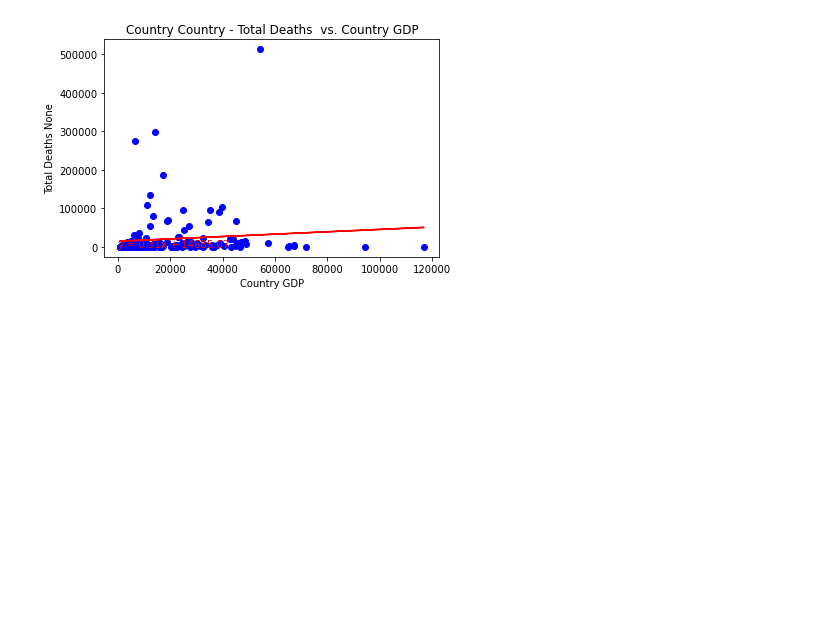
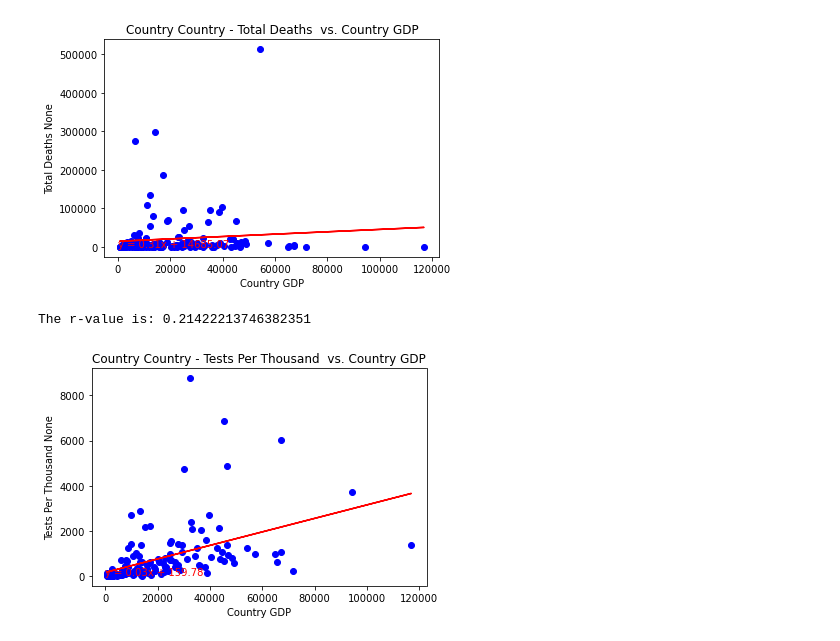
Before and after one commit to helloliamtwomey/DA_Project1, a Jupyter notebook: Project 1 Angela Notebook.ipynb, the cells around one changed output. Saved outputs shown, nothing was run; the diff lists cells and outputs as text; code cells hidden in the pictures; blank space fills up the shorter version.

```diff
--- a/Project 1 Angela Notebook.ipynb
+++ b/Project 1 Angela Notebook.ipynb
@@ -380,14 +304,17 @@ The r-value is: 0.010423226066834662
 # %%
 # Calculate the linear regression equation Country - Tests per Thousand vs. Country GDP
 
 # Save the data to create the scatter plot in a dictionary
-#linear_regression_parms_dict = { "Location_Summary" : "Country"
-#                               , "x_values"       : Location_Summary["Country GDP"]
-#                               , "y_values"       : Location_Summary["Testing per Thousand"]
-#                               , "ylabel"         : "Tests Per Thousand"
-#                               , "annotatate_x"   : 20
-#                               , "annotatate_y"   : 50
-#}
+linear_regression_parms_dict = { "Location_Summary" : "Country"
+                               , "x_values"       : Location_Summary["Country GDP"]
+                              , "y_values"       : Location_Summary["Testing per Thousand"]
+                               , "ylabel"         : "Tests Per Thousand"
+                               , "annotatate_x"   : 20
+                               , "annotatate_y"   : 50
+}
 
-# Call the function to create the linear regression
-#create_linear_regression(linear_regression_parms_dict )
+#Call the function to create the linear regression
+create_linear_regression(linear_regression_parms_dict )
+# %% [output]
+The r-value is: 0.21422213746382351
+[figure, added]
```
Also changed, not shown: parts of 7 cells of this notebook.
